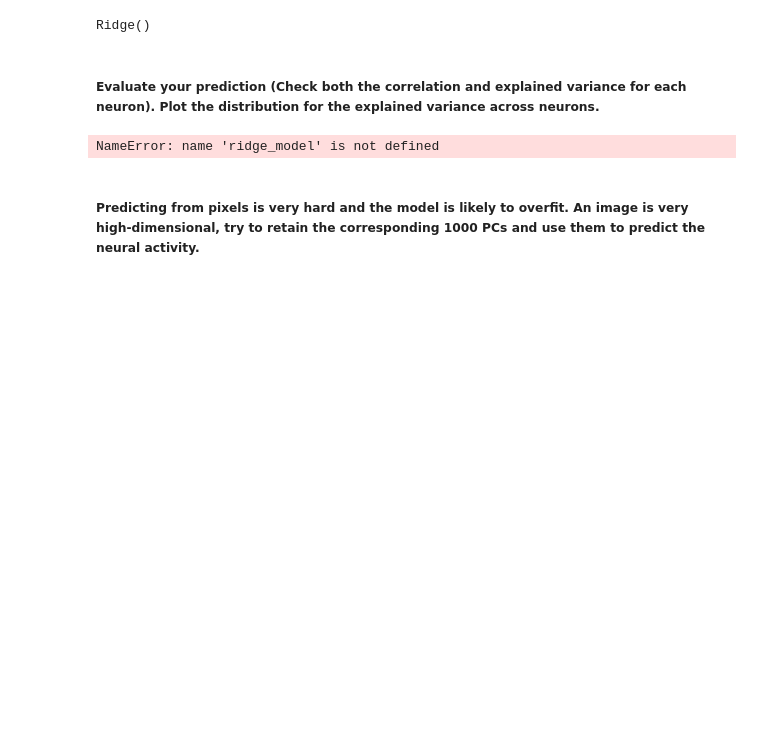
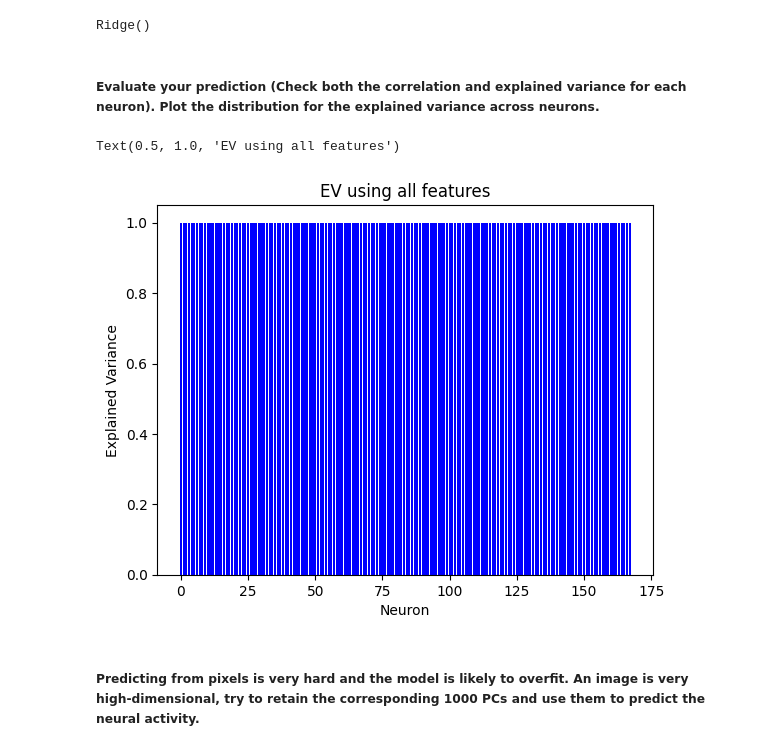
Before and after one commit to barbaragrosjean/Brain_like_mini_project, a Jupyter notebook: week6.ipynb, the cells around one changed output. Drawn from its saved outputs; the diff is of its cells as text; code cells hidden in the pictures; blank space fills up the shorter version.

Commit message:
End of ridge regression

```diff
--- a/week6.ipynb
+++ b/week6.ipynb
@@ -110,27 +110,29 @@ Ridge()
 # %%
 import numpy as np
 from sklearn.metrics import explained_variance_score
 import matplotlib.pyplot as plt
 
 y_pred = ridge_model.predict(X)
 
 correlation_scores = []
 explained_variance_scores = []
 
 for i in range(y.shape[1]):
     # Calculate correlation
     corr = np.corrcoef(y[:, i], y_pred[:, i])[0, 1]
     correlation_scores.append(corr)
 
     # Calculate explained variance
     explained_variance = explained_variance_score(y[:, i], y_pred[:, i])
     explained_variance_scores.append(explained_variance)
 
-plt.plot(range(y.shape[1]), explained_variance_scores, 'o', markersize=10, color='blue')
+plt.bar(range(y.shape[1]), explained_variance_scores, color='blue')
 plt.xlabel('Neuron')
 plt.ylabel('Explained Variance')
+plt.title('EV using all features')
 # %% [output]
-NameError: name 'ridge_model' is not defined
+Text(0.5, 1.0, 'EV using all features')
+[figure, added]
 # %% [markdown]
 ##### Predicting from pixels is very hard and the model is likely to overfit. An image is very high-dimensional, try to retain the corresponding 1000 PCs and use them to predict the neural activity.
 # %%
```
Also changed, not shown: parts of 7 cells of this notebook.
